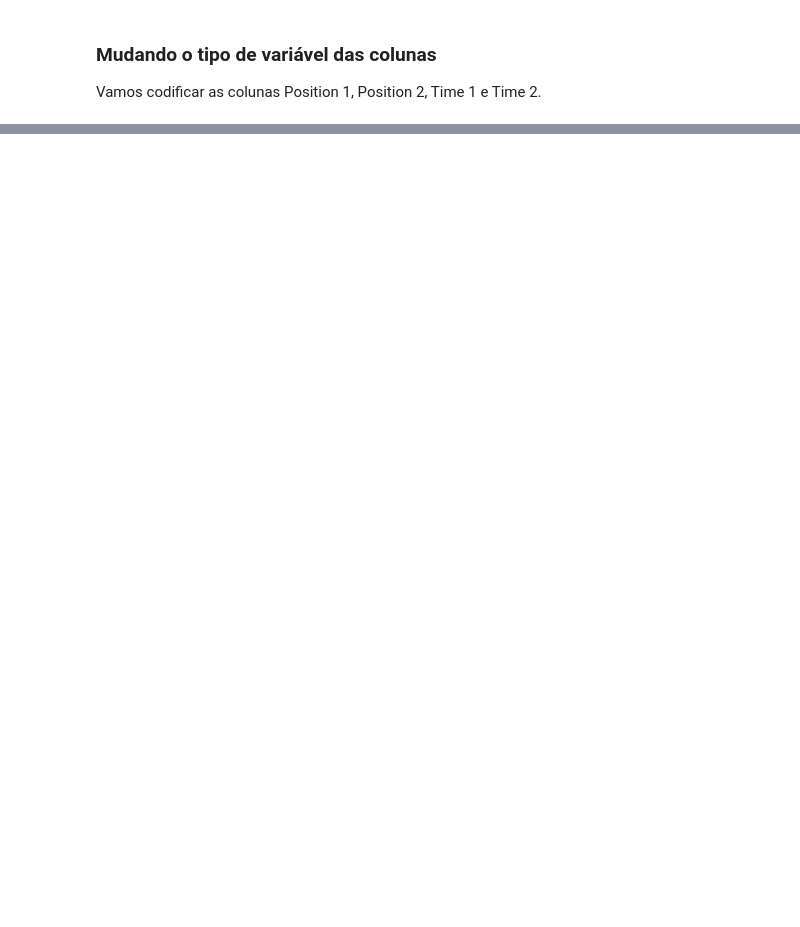
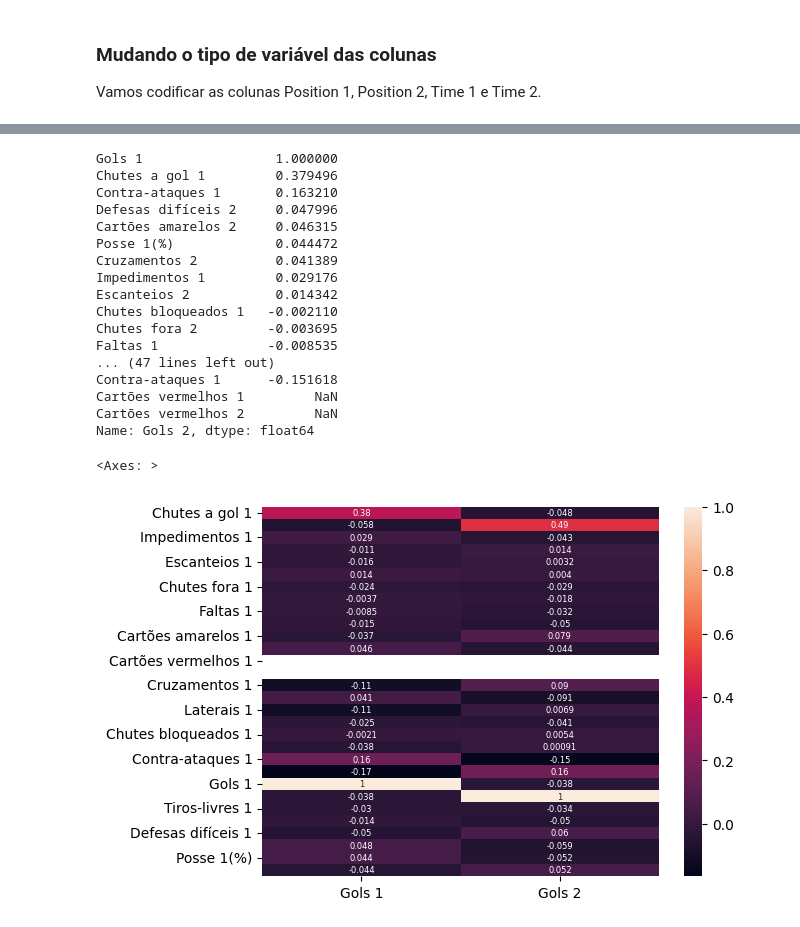
Before and after one commit to UFRJ-Analytica/PS-2025.1, a Jupyter notebook: analise_exploratorio.ipynb, the cells around one changed output, grey strips where cells are left out. Cells and saved outputs as stored; diff of their text form; code cells hidden in the pictures; blank space fills up the shorter version.

Commit message:
Retira coluna contra ataque do drop e adiciona hetmap

```diff
--- a/analise_exploratorio.ipynb
+++ b/analise_exploratorio.ipynb
@@ -464,0 +464,35 @@ Total de Formações = 30
+# %%
+correlacoes = df_codificado.drop(['Time 1', 'Time 2', 'Position 1', 'Position 2'], axis=1).corr()
+#sns.heatmap(correlacoes)
+
+correlacoes_com_Gols = pd.DataFrame({
+    "Gols 1": correlacoes['Gols 1'],
+    "Gols 2": correlacoes['Gols 2'],
+})
+
+
+print(correlacoes_com_Gols['Gols 1'].sort_values(ascending=False))
+print()
+print(correlacoes_com_Gols['Gols 2'].sort_values(ascending=False))
+
+sns.heatmap(correlacoes_com_Gols, annot=True, annot_kws={"size":6})
+# %% [output]
+Gols 1                 1.000000
+Chutes a gol 1         0.379496
+Contra-ataques 1       0.163210
+Defesas difíceis 2     0.047996
+Cartões amarelos 2     0.046315
+Posse 1(%)             0.044472
+Cruzamentos 2          0.041389
+Impedimentos 1         0.029176
+Escanteios 2           0.014342
+Chutes bloqueados 1   -0.002110
+Chutes fora 2         -0.003695
+Faltas 1              -0.008535
+... (47 lines left out)
+Contra-ataques 1      -0.151618
+Cartões vermelhos 1         NaN
+Cartões vermelhos 2         NaN
+Name: Gols 2, dtype: float64
+<Axes: >
+[figure, added]
```
Also changed, not shown: parts of 12 cells of this notebook.
